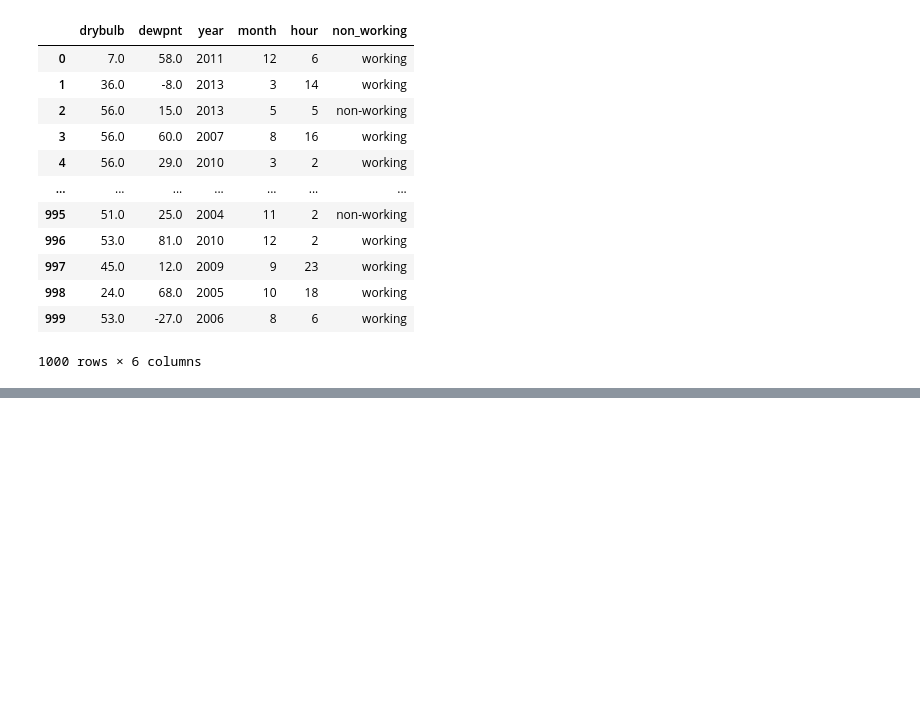
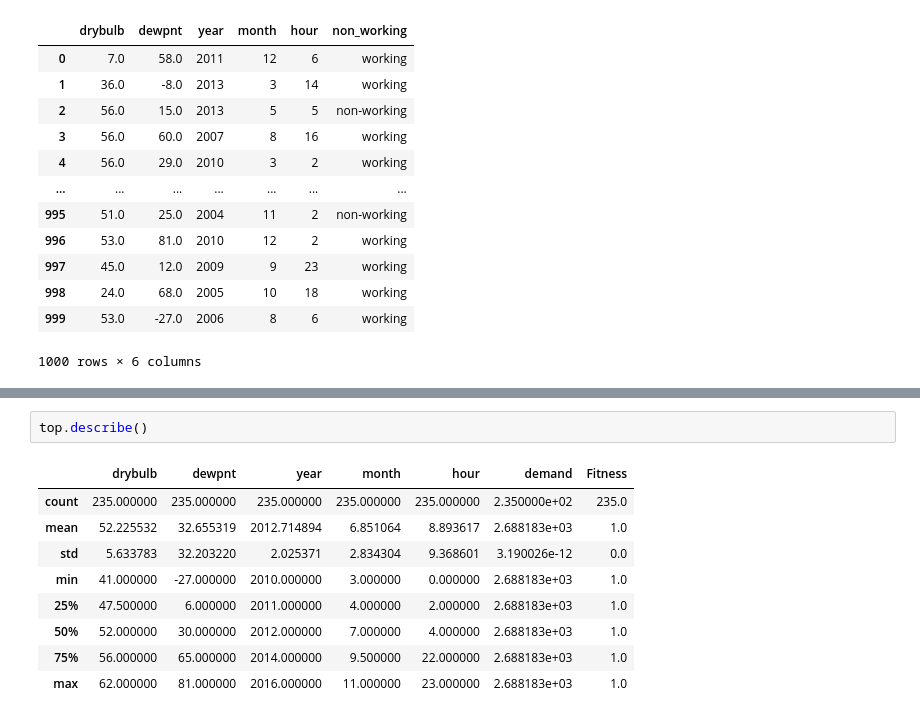
Before and after one commit to thenoaimi/energy-consumption-repo, a Jupyter notebook: Genetic_Algorithm.ipynb, the cells around one changed output, grey strips where cells are left out. Drawn from its saved outputs; the diff is of its cells as text; blank space fills up the shorter version.

```diff
--- a/Genetic_Algorithm.ipynb
+++ b/Genetic_Algorithm.ipynb
@@ -715,0 +769,12 @@ FinalGen
+# %%
+top.describe()
+# %% [output]
+|  | drybulb | dewpnt | year | month | hour | demand | Fitness |
+| count | 235.000000 | 235.000000 | 235.000000 | 235.000000 | 235.000000 | 2.350000e+02 | 235.0 |
+| mean | 52.225532 | 32.655319 | 2012.714894 | 6.851064 | 8.893617 | 2.688183e+03 | 1.0 |
+| std | 5.633783 | 32.203220 | 2.025371 | 2.834304 | 9.368601 | 3.190026e-12 | 0.0 |
+| min | 41.000000 | -27.000000 | 2010.000000 | 3.000000 | 0.000000 | 2.688183e+03 | 1.0 |
+| 25% | 47.500000 | 6.000000 | 2011.000000 | 4.000000 | 2.000000 | 2.688183e+03 | 1.0 |
+| 50% | 52.000000 | 30.000000 | 2012.000000 | 7.000000 | 4.000000 | 2.688183e+03 | 1.0 |
+| 75% | 56.000000 | 65.000000 | 2014.000000 | 9.500000 | 22.000000 | 2.688183e+03 | 1.0 |
+| max | 62.000000 | 81.000000 | 2016.000000 | 11.000000 | 23.000000 | 2.688183e+03 | 1.0 |
```
Also changed, not shown: parts of 7 cells of this notebook.
